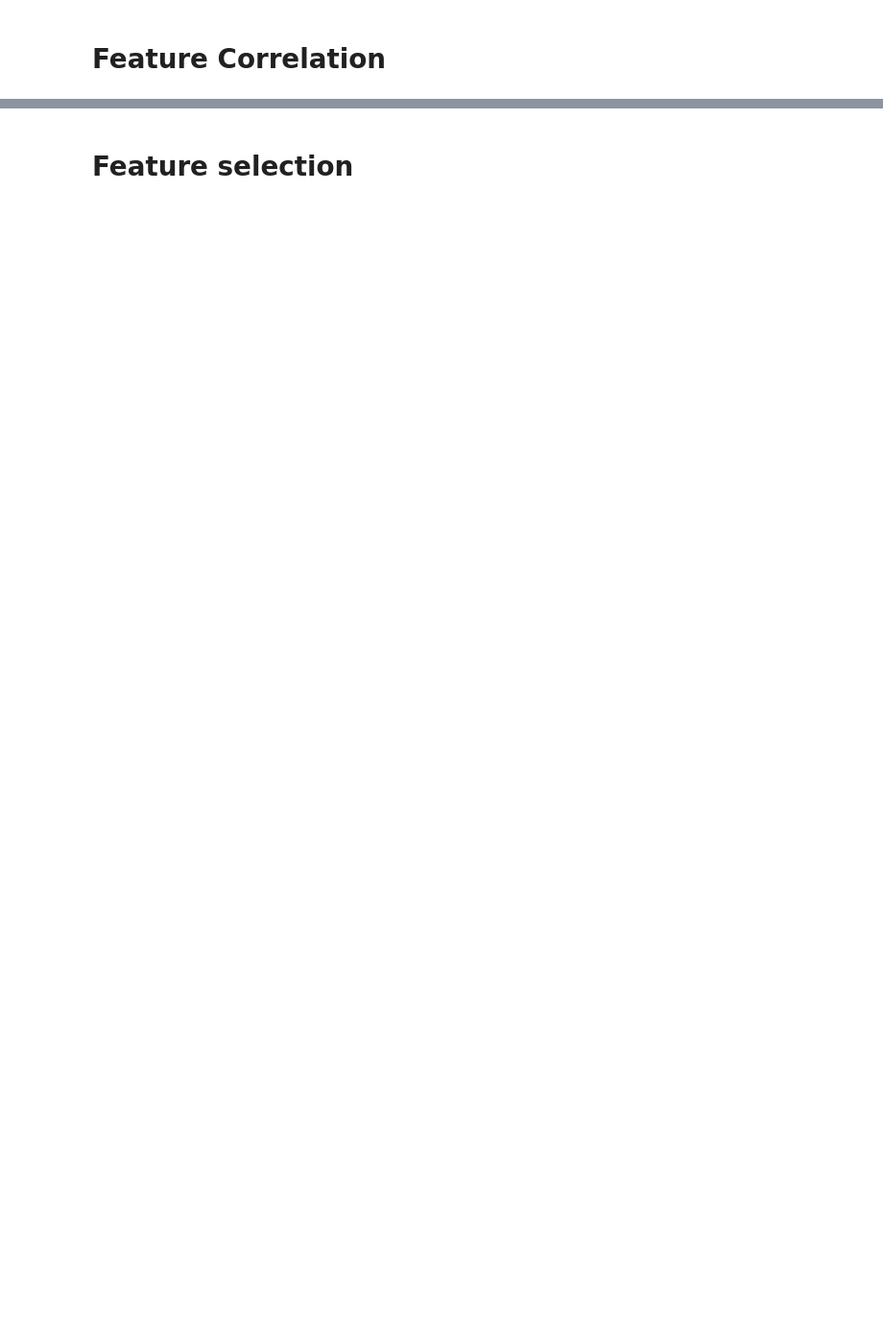
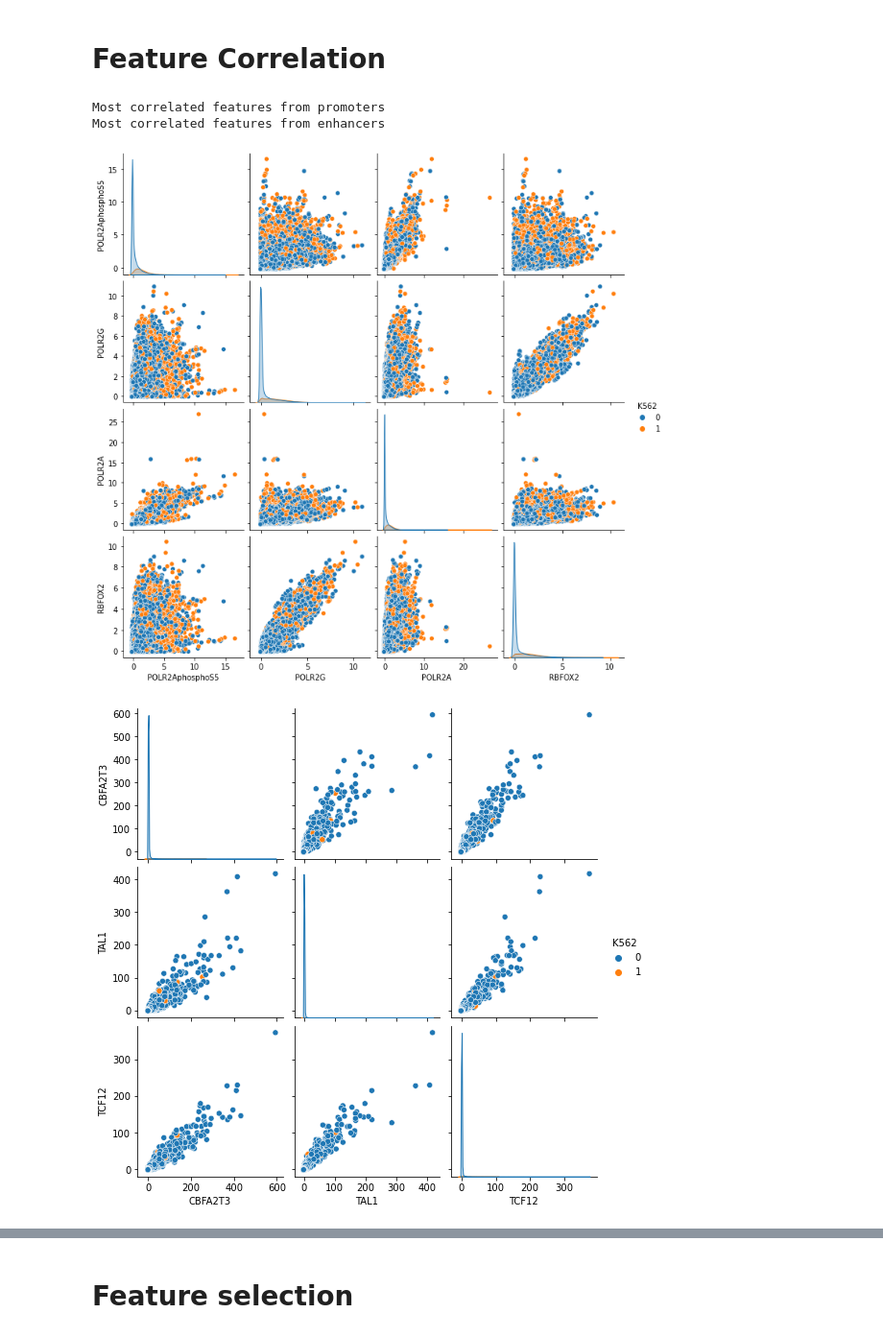
Before and after one commit to Stefano-t/multimodal-k562-cell-line-prediction, a Jupyter notebook: k562_prediction.ipynb, the cells around one changed output, grey strips where cells are left out. Shown: that part at 96% size. Saved outputs shown, nothing was run; the diff lists cells and outputs as text; code cells hidden in the pictures; blank space fills up the shorter version.

```diff
--- a/k562_prediction.ipynb
+++ b/k562_prediction.ipynb
@@ -426,14 +433,15 @@ for region, X in epigenomes.items():
-# %%
-for _, X in epigenomes.items():
-    print(X.shape)
 # %% [markdown]
 # Feature Correlation
 # %%
 from scipy.stats import entropy
 from typing import List
 
+# TODO
+# - cache this method
+# - remove thresholds
 def features_correlation(
     X: pd.DataFrame,
+    region: str,
     p_value_threshold: float = 0.01,
     correlation_threshold: float = 0.95
 ) -> List:
@@ -451,7 +459,7 @@ def features_correlation(
                 X[feature_1].values.ravel(),
                 X[feature_2].values.ravel()
             )
-            scores.append((correlation, feature_1, feature_2))
+            scores.append((correlation, p_value, feature_1, feature_2))
     #        if p_value < p_value_threshold and np.abs(correlation) > correlation_threshold:
     #            print(f"High correlation (Pearson): {feature_1} with {feature_2} ({correlation})")
     #            if entropy(X[feature_1]) > entropy(X[feature_2]):
@@ -461,25 +469,37 @@ def features_correlation(
 
     return scores
 # %%
-result = {}
+feature_corr_scores = {
+    region: list()
+    for region in epigenomes.keys()
+}
 
 for region, X in epigenomes.items():
-    result[region] = features_correlation(X, region)
+    feature_corr_scores[region] = features_correlation(X, region)
 # %%
-scores = {
+# sort features by decreasing correlation
+
+feature_corr_scores = {
     region: sorted(score,
                    key=lambda x: np.abs(x[0]),
                    reverse=True)
-    for region, score in result.items()
+    for region, score in feature_corr_scores.items()
 }
 # %%
 for region, X in epigenomes.items():
-    # take the first three elems, unwrap them and then merge togheter
-    _, firsts, seconds = list(zip(*scores[region][:3]))
+    # take the first two elems and extract the first two columns
+    _, _, firsts, seconds = list(zip(*feature_corr_scores[region][:2]))
     columns = list(set(firsts+seconds))
-    print(f"Most correlated features from {region} epigenomes")
-    sbn.pairplot(pd.concat([
-        X[columns],
-        labels[region],
-    ], axis=1), hue=labels[region].columns[0])
-    plt.show()
+    print(f"Most correlated features from {region}")
+    sbn.pairplot(
+        pd.concat([
+            X[columns],
+            labels[region],
+        ], axis=1),
+        hue=labels[region].columns[0],
+    )
+# %% [output]
+Most correlated features from promoters
+Most correlated features from enhancers
+[figure, added]
+[figure, added]
```
Also changed, not shown: parts of 10 cells of this notebook, 1 other file.
